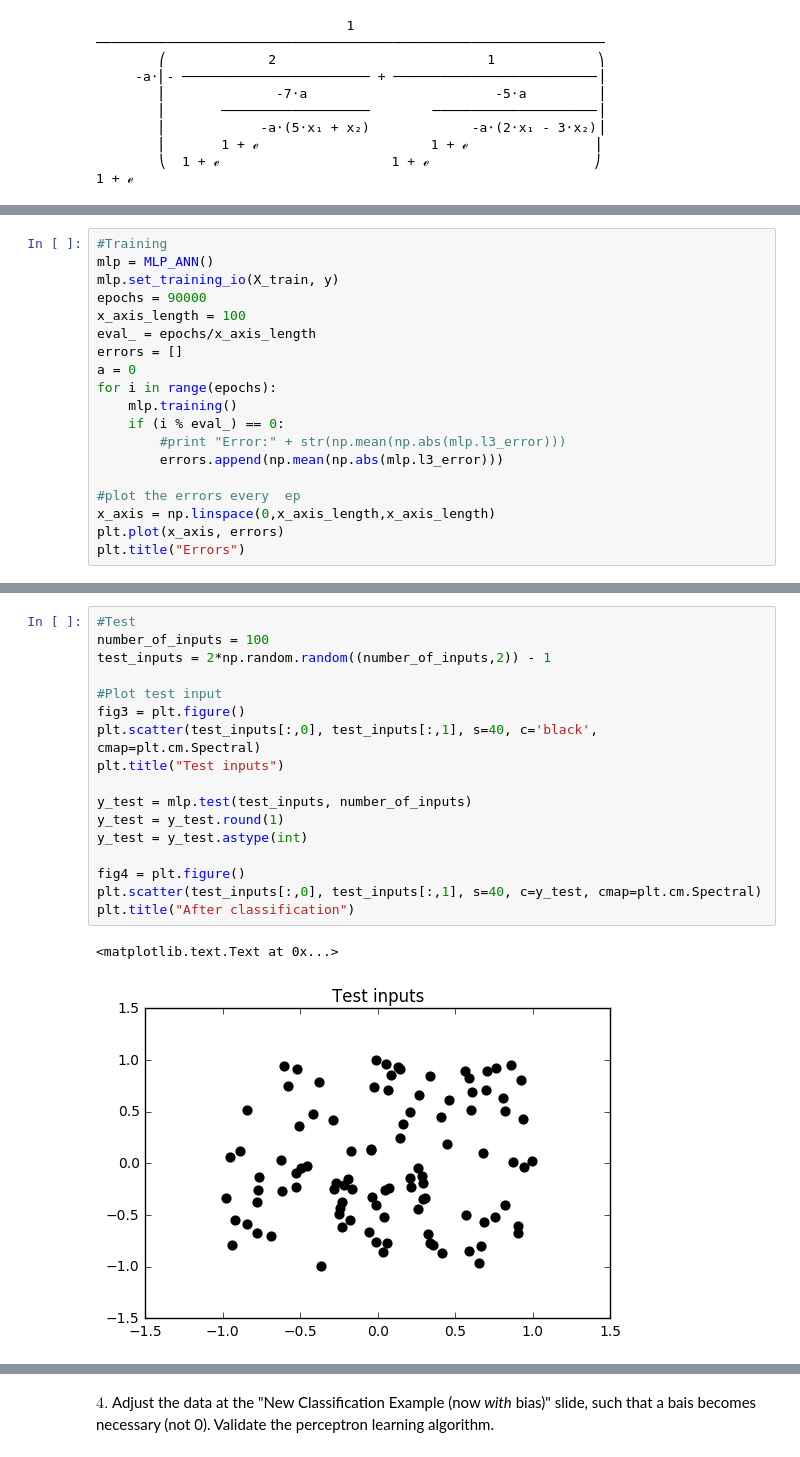
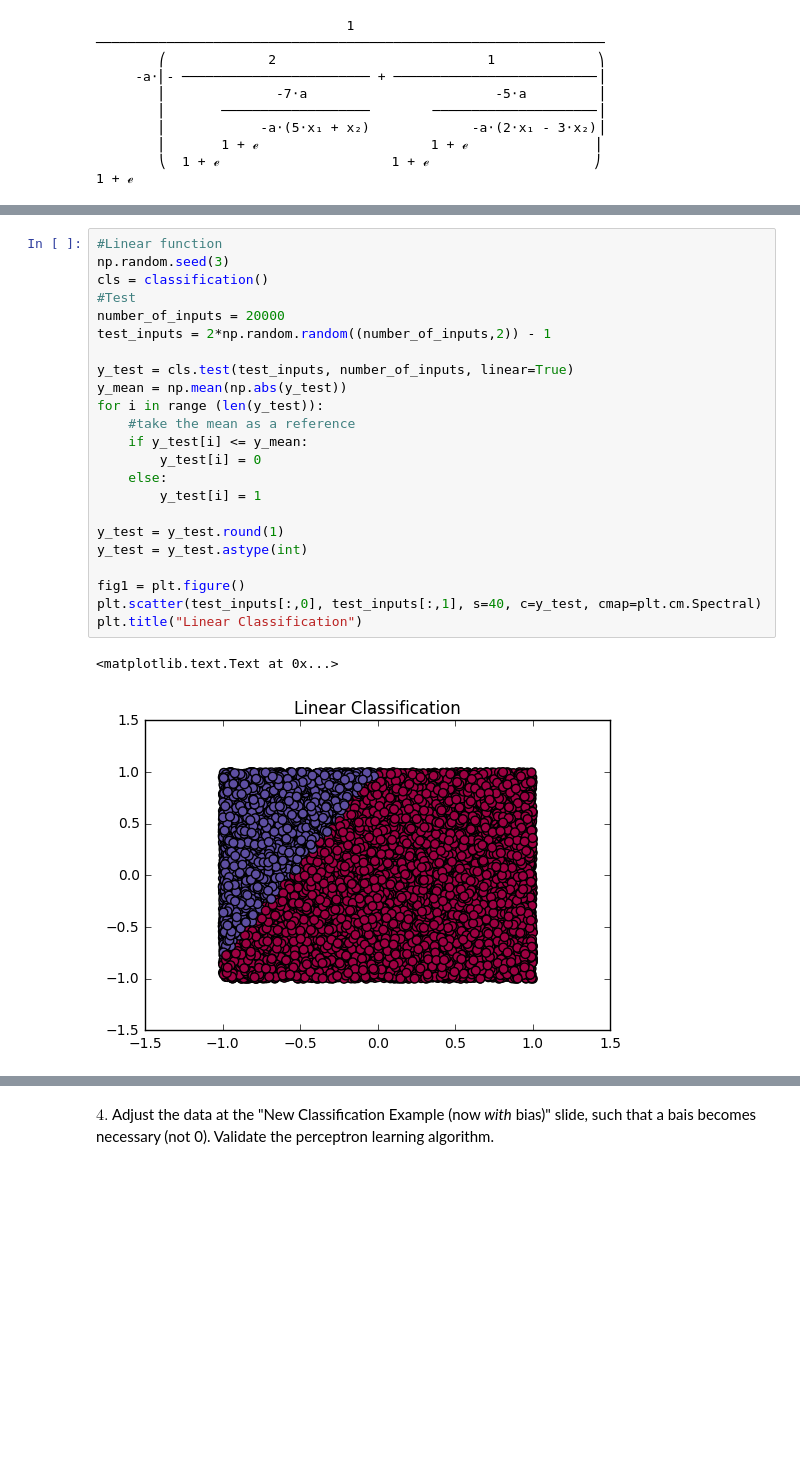
Before and after one commit to ani3190/ann, a Jupyter notebook: assignment2/assignment2.ipynb, the cells around one changed output, grey strips where cells are left out. Saved outputs shown, nothing was run; the diff lists cells and outputs as text; blank space fills up the shorter version.

```diff
--- a/assignment2/assignment2.ipynb
+++ b/assignment2/assignment2.ipynb
@@ -229,21 +187,2 @@ class MLP_ANN(object):
 
         return hidden_l3
-# %%
-#Training
-mlp = MLP_ANN()
-mlp.set_training_io(X_train, y)
-epochs = 90000
-x_axis_length = 100
-eval_ = epochs/x_axis_length
-errors = []
-a = 0
-for i in range(epochs):
-    mlp.training()
-    if (i % eval_) == 0:
-        #print "Error:" + str(np.mean(np.abs(mlp.l3_error)))
-        errors.append(np.mean(np.abs(mlp.l3_error)))
-
-#plot the errors every  ep
-x_axis = np.linspace(0,x_axis_length,x_axis_length)
-plt.plot(x_axis, errors)
-plt.title("Errors")
@@ -253,20 +189,26 @@ plt.title("Errors")
 # %%
+#Linear function
+np.random.seed(3)
+cls = classification()
 #Test
-number_of_inputs = 100
+number_of_inputs = 20000
 test_inputs = 2*np.random.random((number_of_inputs,2)) - 1
 
-#Plot test input
-fig3 = plt.figure()
-plt.scatter(test_inputs[:,0], test_inputs[:,1], s=40, c='black', cmap=plt.cm.Spectral)
-plt.title("Test inputs")
+y_test = cls.test(test_inputs, number_of_inputs, linear=True)
+y_mean = np.mean(np.abs(y_test))
+for i in range (len(y_test)):
+    #take the mean as a reference
+    if y_test[i] <= y_mean:
+        y_test[i] = 0
+    else:
+        y_test[i] = 1
 
-y_test = mlp.test(test_inputs, number_of_inputs)
 y_test = y_test.round(1)
 y_test = y_test.astype(int)
 
-fig4 = plt.figure()
+fig1 = plt.figure()
 plt.scatter(test_inputs[:,0], test_inputs[:,1], s=40, c=y_test, cmap=plt.cm.Spectral)
-plt.title("After classification")
+plt.title("Linear Classification")
 # %% [output]
 <matplotlib.text.Text at 0x...>
-[figure, old version]
+[figure, new version]
```
Also changed, not shown: parts of 5 cells of this notebook.
